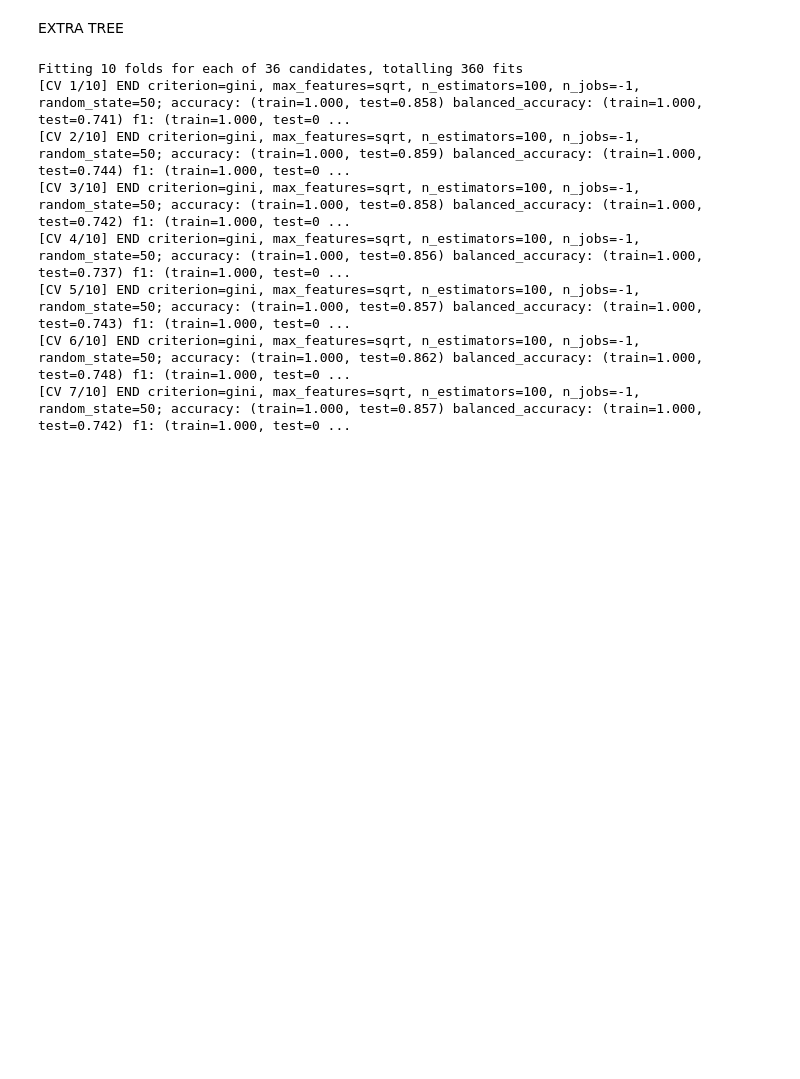
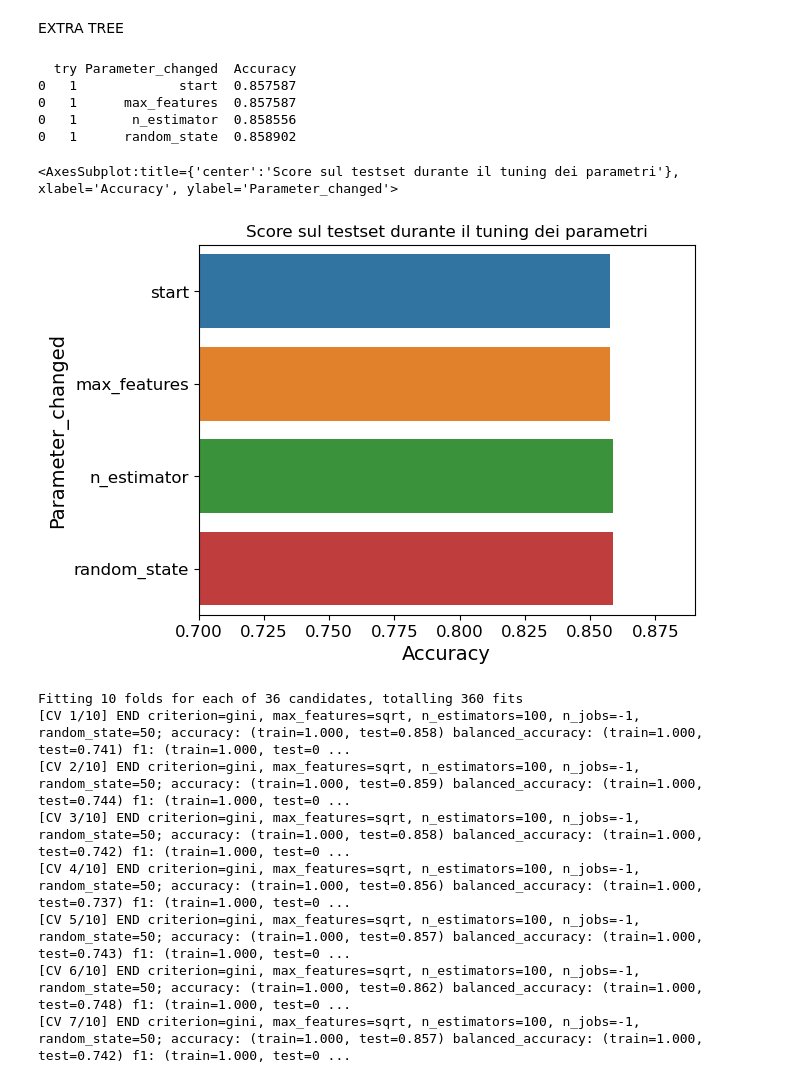
Before and after one commit to RagnOh/ProgettoMLDM, a Jupyter notebook: Decision_tree/D_Tree.ipynb, the cells around one changed output. Saved outputs shown, nothing was run; the diff lists cells and outputs as text; code cells hidden in the pictures; blank space fills up the shorter version.

```diff
--- a/Decision_tree/D_Tree.ipynb
+++ b/Decision_tree/D_Tree.ipynb
@@ -300,6 +349,39 @@ my_model.score(test_data, np.ravel(y_test))
 EXTRA TREE
 # %%
 from sklearn.ensemble import ExtraTreesClassifier
+# %%
+column = ['criterion','max_features', 'n_estimators', 'random_state', 'accuracy']
+column_bar = ['try', 'Parameter_changed', 'Accuracy']
+
+### Create a single row equivalent to a single try for decision tree
+def create_bar_row(criterion,feature, stimatori,random, attempt, parameter):
+  xt = ExtraTreesClassifier(criterion=criterion,max_features=feature,n_estimators=stimatori, random_state=random, n_jobs=-1 )
+  xt.fit(train_data, np.ravel(y_train))
+  testset_score = xt.score(test_data, y_test)
+  row = pd.DataFrame(data=[[attempt, parameter, testset_score]], columns=column_bar)
+  return row
+# %%
+df = pd.DataFrame(columns=column_bar)
+df = pd.concat([df, create_bar_row('gini', 'log2', 20, 4, 1, 'start')]) # try 1
+df = pd.concat([df, create_bar_row('gini', 'sqrt', 20, 4, 1, 'max_features')]) # try 2
+df = pd.concat([df, create_bar_row('gini', 'sqrt', 120, 4, 1, 'n_estimator')]) # try 3
+df = pd.concat([df, create_bar_row('gini', 'log2', 120, 30, 1, 'random_state')]) # try 1
+
+print(df)
+
+fig, axs = plt.subplots()
+axs.set_xlim([0.70,0.89])
+axs.set_title("Score sul testset durante il tuning dei parametri")
+
+sns.barplot(data=df, x='Accuracy',y="Parameter_changed",ax=axs, orient="h")
+# %% [output]
+  try Parameter_changed  Accuracy
+0   1             start  0.857587
+0   1      max_features  0.857587
+0   1       n_estimator  0.858556
+0   1      random_state  0.858902
+<AxesSubplot:title={'center':'Score sul testset durante il tuning dei parametri'}, xlabel='Accuracy', ylabel='Parameter_changed'>
+[figure, added]
 # %%
 extra = ExtraTreesClassifier( n_jobs=-1, n_estimators=150, random_state=30)
 
```
Also changed, not shown: parts of 13 cells of this notebook, 3 other files.
